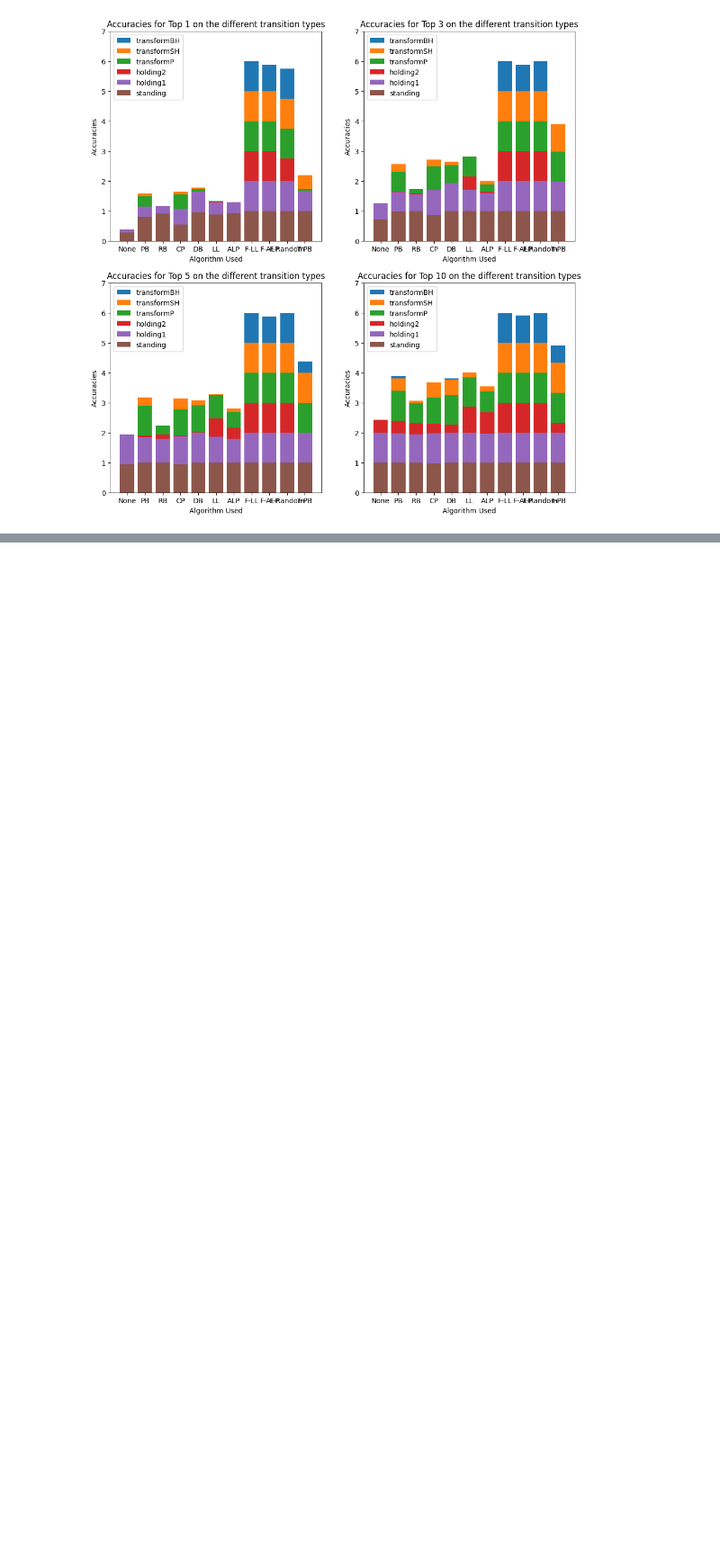
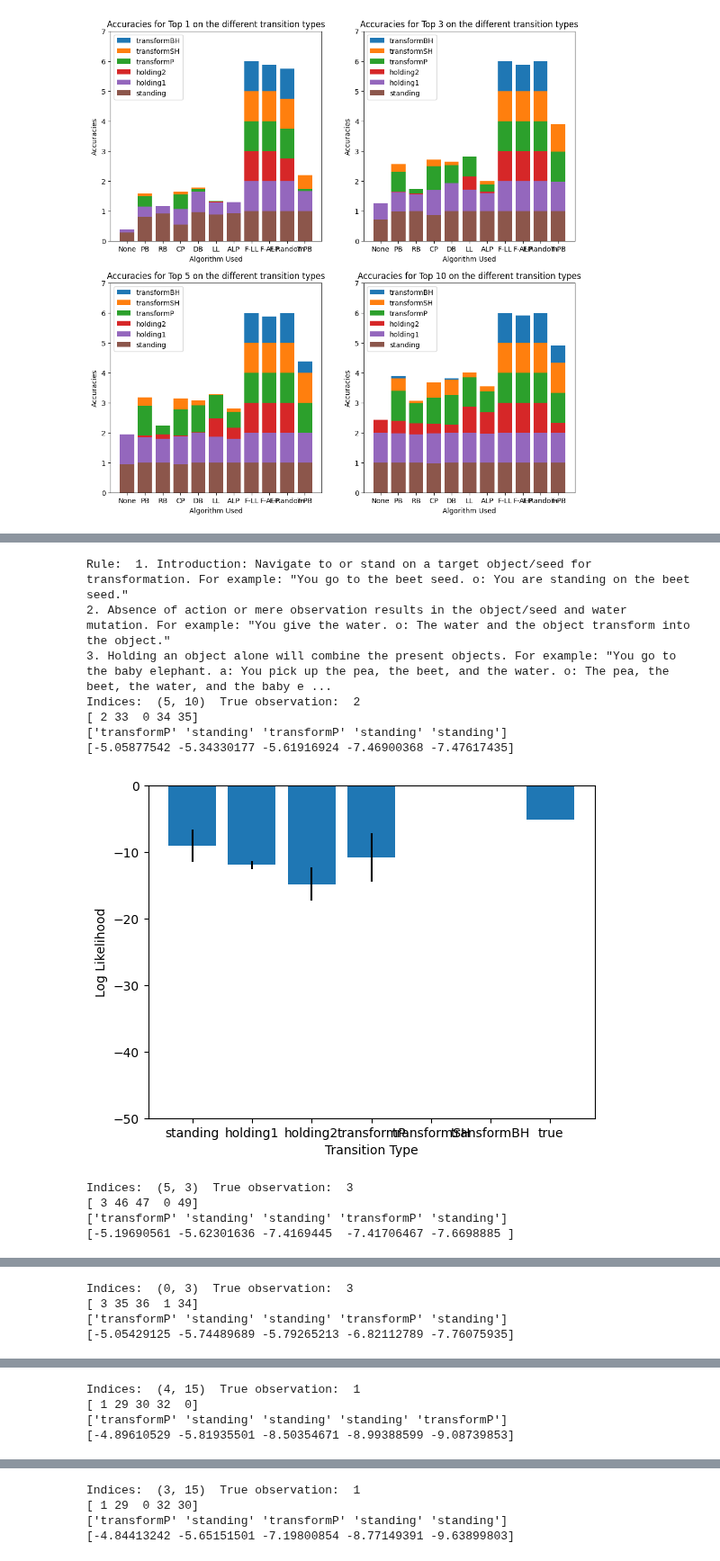
Before and after one commit to flowersteam/WorldLLM, a Jupyter notebook: plots/evaluate_worldmodel.ipynb, the cells around one changed output, grey strips where cells are left out. Shown at 90% size. Saved outputs shown, nothing was run; the diff lists cells and outputs as text; code cells hidden in the pictures; blank space fills up the shorter version.

```diff
--- a/plots/evaluate_worldmodel.ipynb
+++ b/plots/evaluate_worldmodel.ipynb
@@ -256,0 +309,54 @@ plt.show()
+# %%
+# Select example for custom type
+different_transition_type = ["standing", "holding1", "holding2","transformP", "transformSH", "transformBH"]
+all_types_indices= {}
+for i_episode, transitions in enumerate(all_transition_type):
+    for i_transition, transition in enumerate(transitions):
+        current_transition_type = transition[all_index_true[i_episode][i_transition]]
+        if current_transition_type not in all_types_indices:
+            all_types_indices[current_transition_type] = [(i_episode, i_transition)]
+        else:
+            all_types_indices[current_transition_type].append((i_episode, i_transition))
+# %%
+# Check different log probs for an example of a type:
+# We check no rule for now
+index_rule = 7
+print("Rule: ", all_rules[index_rule], "type: ", algorithm_used[index_rule])
+transition_type, index = "transformP", 0
+np.random.seed(42)
+shuffled_indices = np.random.permutation(len(all_types_indices[transition_type]))
+for index in range(5):
+    indices = all_types_indices[transition_type][shuffled_indices[index]]
+    transition = all_transition_type[indices[0]][indices[1]]
+    # Regroup transition type and true observation
+    transition_type_to_index = {type: [] for type in different_transition_type+["true"]}
+    for incr, type in enumerate(transition):
+        if incr == all_index_true[indices[0]][indices[1]]:
+            transition_type_to_index["true"].append(incr)
+        else:
+            transition_type_to_index[type].append(incr)
+    # Plot the result for the current example
+    values = np.array(all_scores[indices[0]][indices[1]][index_rule])
+    indices_sorted = np.argsort(-values)
+    print("Indices: ", indices, " True observation: ", all_index_true[indices[0]][indices[1]])
+    print(indices_sorted[:5])
+    print(np.array(all_transition_type[indices[0]][indices[1]])[indices_sorted[:5]])
+    print(values[indices_sorted[:5]])
+    plt.bar(transition_type_to_index.keys(),[values[indices].mean() for indices in transition_type_to_index.values()], yerr=[np.std(values[indices]) for indices in transition_type_to_index.values()])
+    plt.ylim(-50,0)
+    plt.ylabel("Log Likelihood")
+    plt.xlabel("Transition Type")
+    plt.show()
+# %% [output]
+Rule:  1. Introduction: Navigate to or stand on a target object/seed for transformation. For example: "You go to the beet seed. o: You are standing on the beet seed."
+2. Absence of action or mere observation results in the object/seed and water mutation. For example: "You give the water. o: The water and the object transform into the object."
+3. Holding an object alone will combine the present objects. For example: "You go to the baby elephant. a: You pick up the pea, the beet, and the water. o: The pea, the beet, the water, and the baby e ...
+Indices:  (5, 10)  True observation:  2
+[ 2 33  0 34 35]
+['transformP' 'standing' 'transformP' 'standing' 'standing']
+[-5.05877542 -5.34330177 -5.61916924 -7.46900368 -7.47617435]
+[figure, added]
+Indices:  (5, 3)  True observation:  3
+[ 3 46 47  0 49]
+['transformP' 'standing' 'standing' 'transformP' 'standing']
+[-5.19690561 -5.62301636 -7.4169445  -7.41706467 -7.6698885 ]
@@ -256,0 +364,4 @@ plt.show()
+Indices:  (0, 3)  True observation:  3
+[ 3 35 36  1 34]
+['transformP' 'standing' 'standing' 'transformP' 'standing']
+[-5.05429125 -5.74489689 -5.79265213 -6.82112789 -7.76075935]
@@ -256,0 +369,4 @@ plt.show()
+Indices:  (4, 15)  True observation:  1
+[ 1 29 30 32  0]
+['transformP' 'standing' 'standing' 'standing' 'transformP']
+[-4.89610529 -5.81935501 -8.50354671 -8.99388599 -9.08739853]
@@ -256,0 +374,4 @@ plt.show()
+Indices:  (3, 15)  True observation:  1
+[ 1 29  0 32 30]
+['transformP' 'standing' 'transformP' 'standing' 'standing']
+[-4.84413242 -5.65151501 -7.19800854 -8.77149391 -9.63899803]
```
Also changed, not shown: parts of 9 cells of this notebook.
